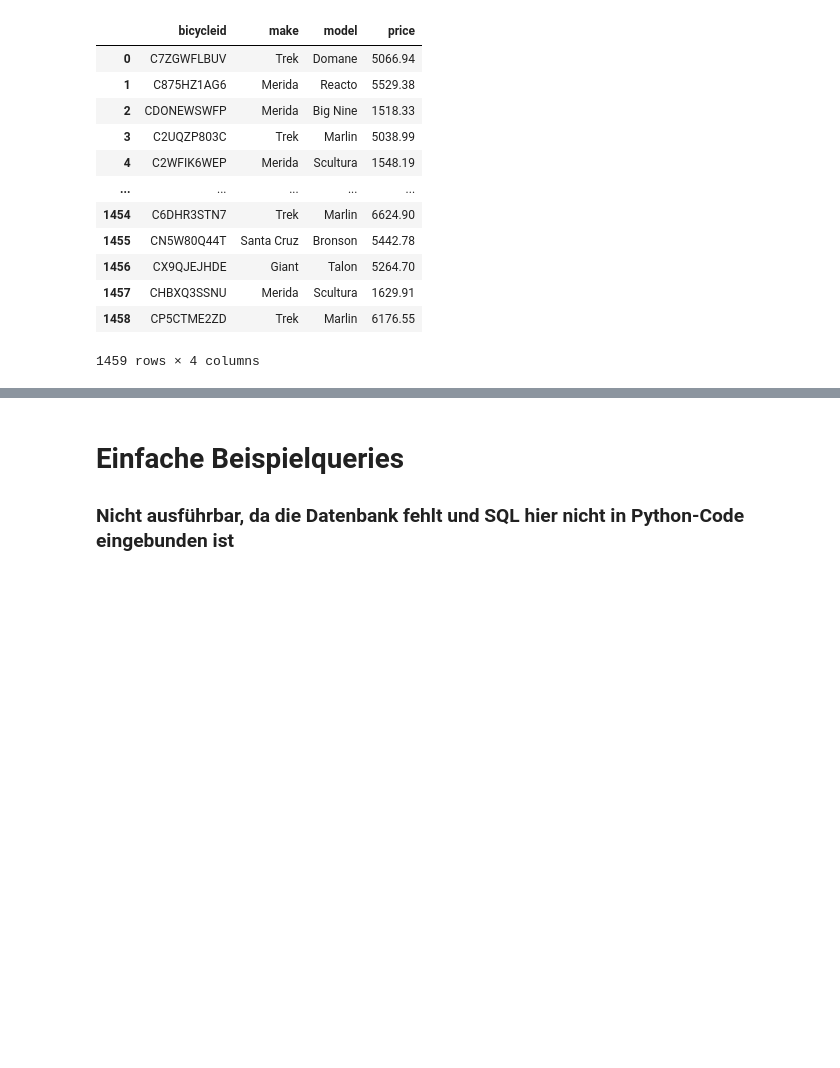
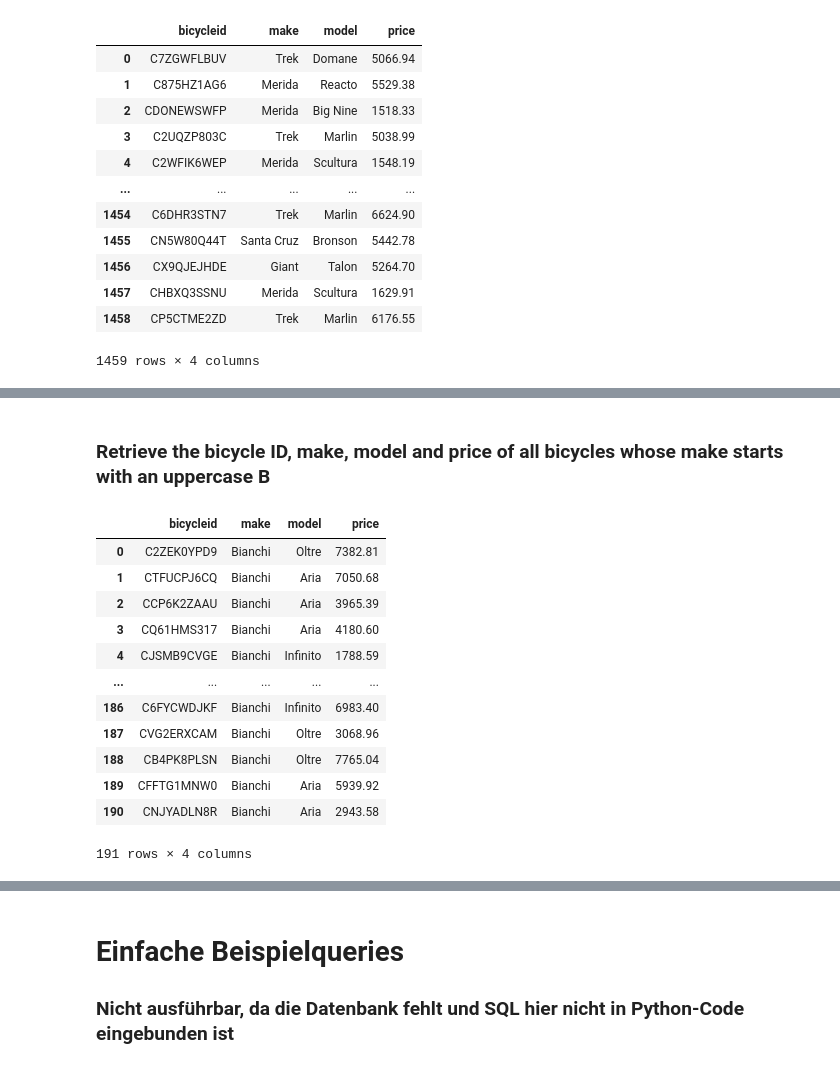
Before and after one commit to pyrat12/DS_HS2026_LNW, a Jupyter notebook: DS_HS2026_LNW_I_Examples/AP01/AP01 Mock Exam/AP01 Spick.ipynb, the cells around one changed output, grey strips where cells are left out. Cells and saved outputs as stored; diff of their text form; code cells hidden in the pictures; blank space fills up the shorter version.

Commit message:
Update AP01 SQL Spick

```diff
--- a/DS_HS2026_LNW_I_Examples/AP01/AP01 Mock Exam/AP01 Spick.ipynb
+++ b/DS_HS2026_LNW_I_Examples/AP01/AP01 Mock Exam/AP01 Spick.ipynb
@@ -450,0 +502,30 @@ display(df_spickap01)
+# %% [markdown]
+### Retrieve the bicycle ID, make, model and price of all bicycles whose make starts with an uppercase B
+# %%
+engine = create_engine(db_connection_url)
+
+df_spickap01 = pd.read_sql_query("""
+    SELECT bicycleid,                       --Fahrrad-ID auswählen
+           make,                            --Fahrradmarke auswählen
+           model,                           --Fahrradmodell auswählen
+           price                            --Listenpreis auswählen
+    FROM bicycles                           --Daten aus der Tabelle bicycles abrufen
+    WHERE make LIKE 'B%%';                  --Beginnt mit B; Gross-/Kleinschreibung beachten; Platzhalter für psycopg2 verdoppeln
+""", con=engine)
+
+engine.dispose()
+display(df_spickap01)
+# %% [output]
+|  | bicycleid | make | model | price |
+| 0 | C2ZEK0YPD9 | Bianchi | Oltre | 7382.81 |
+| 1 | CTFUCPJ6CQ | Bianchi | Aria | 7050.68 |
+| 2 | CCP6K2ZAAU | Bianchi | Aria | 3965.39 |
+| 3 | CQ61HMS317 | Bianchi | Aria | 4180.60 |
+| 4 | CJSMB9CVGE | Bianchi | Infinito | 1788.59 |
+| ... | ... | ... | ... | ... |
+| 186 | C6FYCWDJKF | Bianchi | Infinito | 6983.40 |
+| 187 | CVG2ERXCAM | Bianchi | Oltre | 3068.96 |
+| 188 | CB4PK8PLSN | Bianchi | Oltre | 7765.04 |
+| 189 | CFFTG1MNW0 | Bianchi | Aria | 5939.92 |
+| 190 | CNJYADLN8R | Bianchi | Aria | 2943.58 |
+191 rows × 4 columns
```
Also changed, not shown: parts of 26 cells of this notebook, 1 other file.
